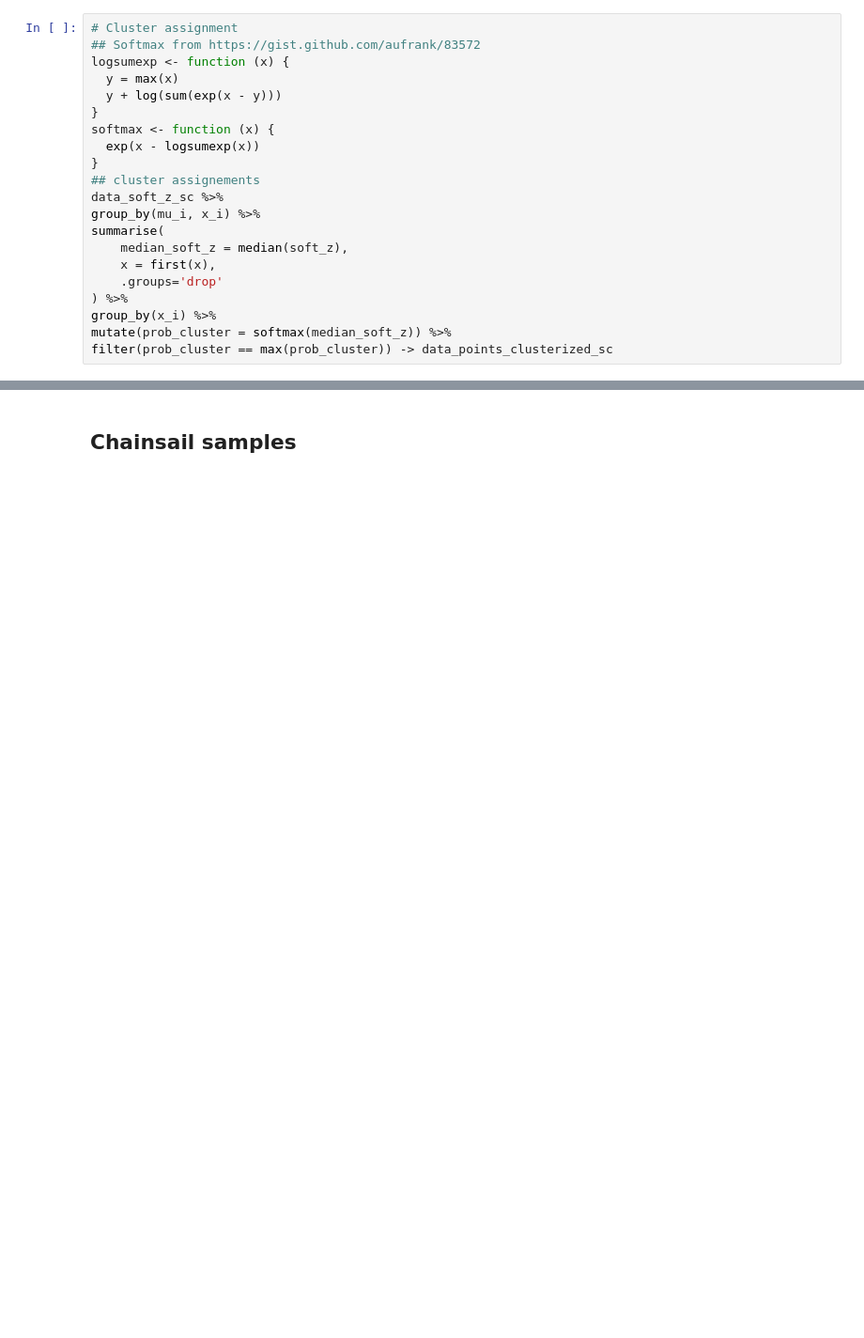
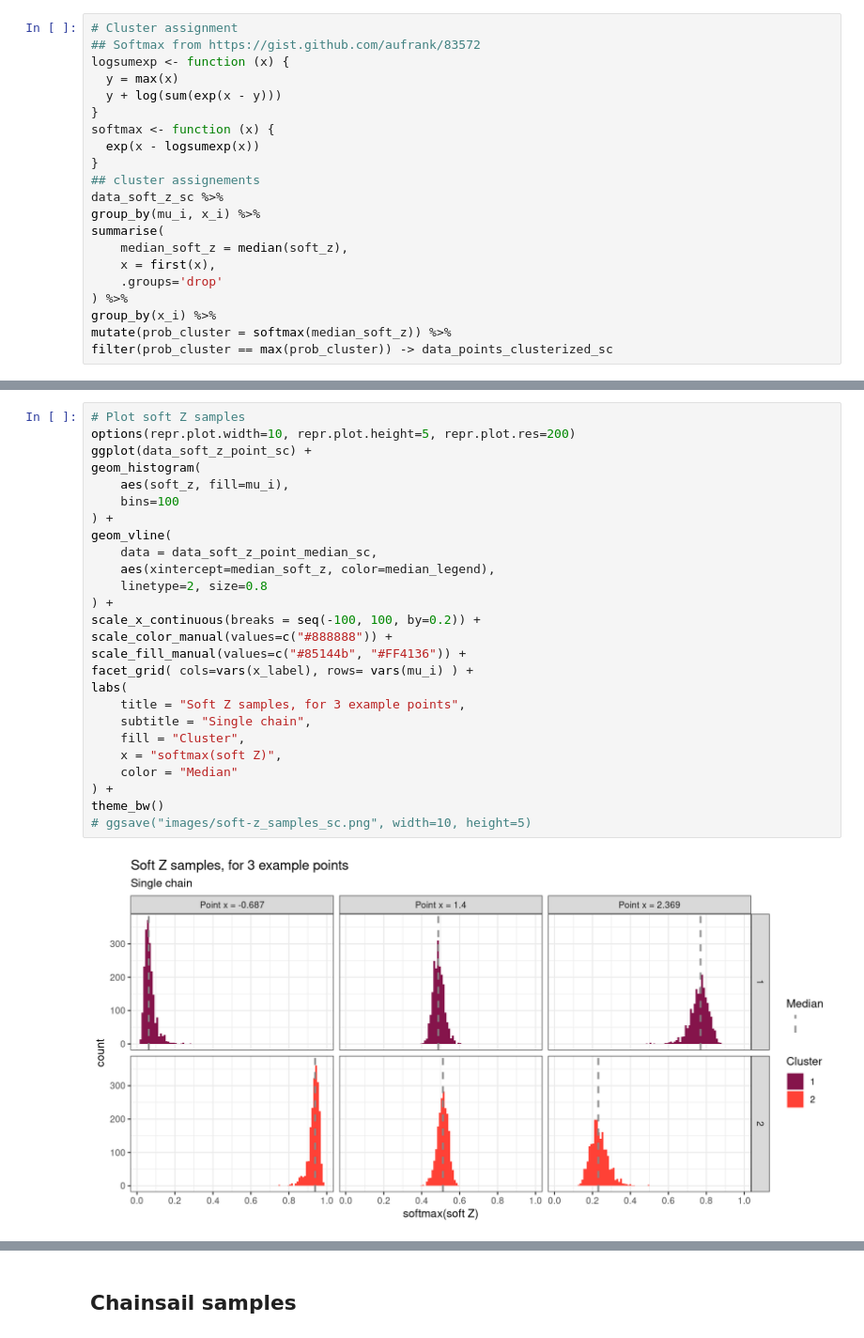
Before and after one commit to tweag/chainsail-resources, a Jupyter notebook: examples/soft-kmeans/soft-kmeans.ipynb, the cells around one changed output, grey strips where cells are left out. Shown at 94% size. Drawn from its saved outputs; the diff is of its cells as text; blank space fills up the shorter version.

Commit message:
Add soft Z analyses for ambiguous and non-ambigous data points

```diff
--- a/examples/soft-kmeans/soft-kmeans.ipynb
+++ b/examples/soft-kmeans/soft-kmeans.ipynb
@@ -253,0 +287,28 @@ ggsave("images/cluster_assignment_sc_initstate-1-0.png", width=6, height=4)
+# %%
+# Plot soft Z samples
+options(repr.plot.width=10, repr.plot.height=5, repr.plot.res=200)
+ggplot(data_soft_z_point_sc) +
+geom_histogram(
+    aes(soft_z, fill=mu_i),
+    bins=100
+) +
+geom_vline(
+    data = data_soft_z_point_median_sc,
+    aes(xintercept=median_soft_z, color=median_legend),
+    linetype=2, size=0.8
+) +
+scale_x_continuous(breaks = seq(-100, 100, by=0.2)) +
+scale_color_manual(values=c("#888888")) +
+scale_fill_manual(values=c("#85144b", "#FF4136")) +
+facet_grid( cols=vars(x_label), rows= vars(mu_i) ) +
+labs(
+    title = "Soft Z samples, for 3 example points",
+    subtitle = "Single chain",
+    fill = "Cluster",
+    x = "softmax(soft Z)",
+    color = "Median"
+) +
+theme_bw()
+# ggsave("images/soft-z_samples_sc.png", width=10, height=5)
+# %% [output]
+[figure, added]
```
Also changed, not shown: parts of 18 cells of this notebook, 5 other files.
